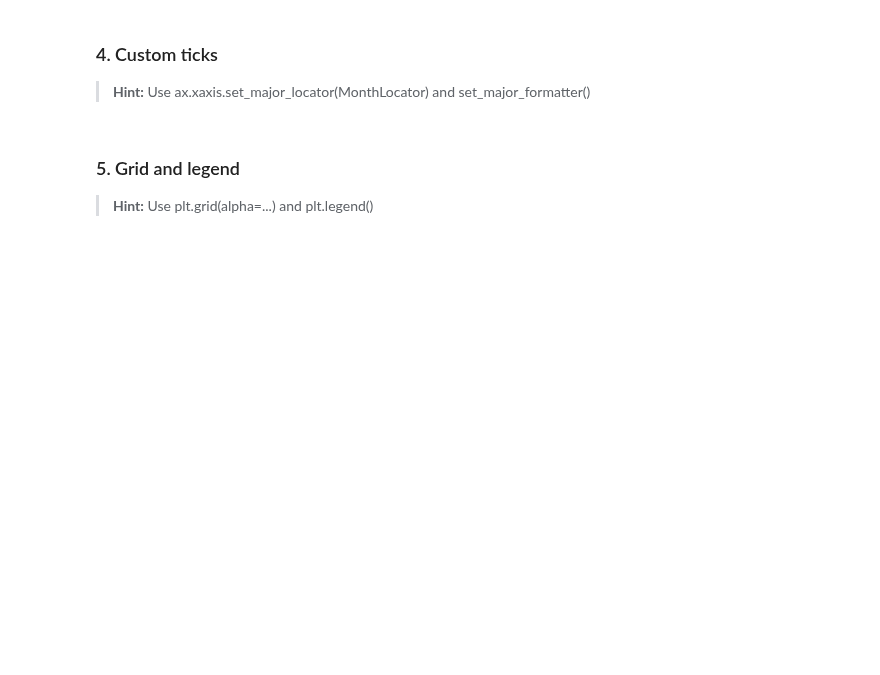
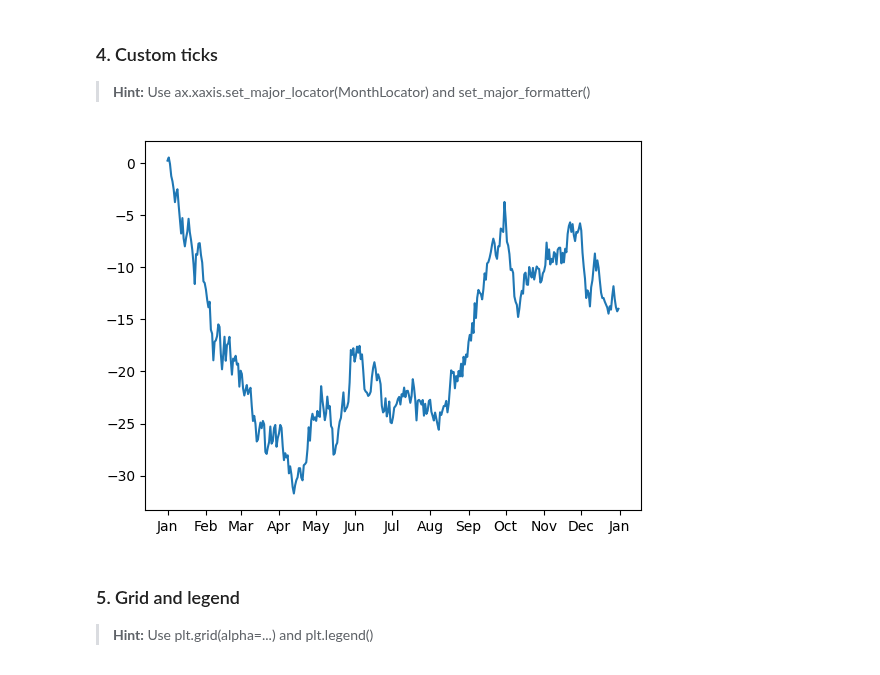
Before and after one commit to A-makarim/OOP, a Jupyter notebook: week 7/COMP0213-Pandas_matplotlib_exercises.ipynb, the cells around one changed output. Saved outputs shown, nothing was run; the diff lists cells and outputs as text; code cells hidden in the pictures; blank space fills up the shorter version.

```diff
--- a/week 7/COMP0213-Pandas_matplotlib_exercises.ipynb
+++ b/week 7/COMP0213-Pandas_matplotlib_exercises.ipynb
@@ -858,6 +891,13 @@ plt.show()
 # %%
 # TODO
 # Set monthly ticks labelled by month abbreviation.
+fig , ax = plt.subplots()
+ax.plot(ts['date'], ts['y'])
+ax.xaxis.set_major_locator(mdates.MonthLocator()) # go to func def for into on parameters
+ax.xaxis.set_major_formatter(mdates.DateFormatter('%b')) # month abbreviation, avaliable formats in doc
+plt.show()
+# %% [output]
+[figure, added]
 # %% [markdown]
 ### 5. Grid and legend
 
```
Also changed, not shown: parts of 5 cells of this notebook.
